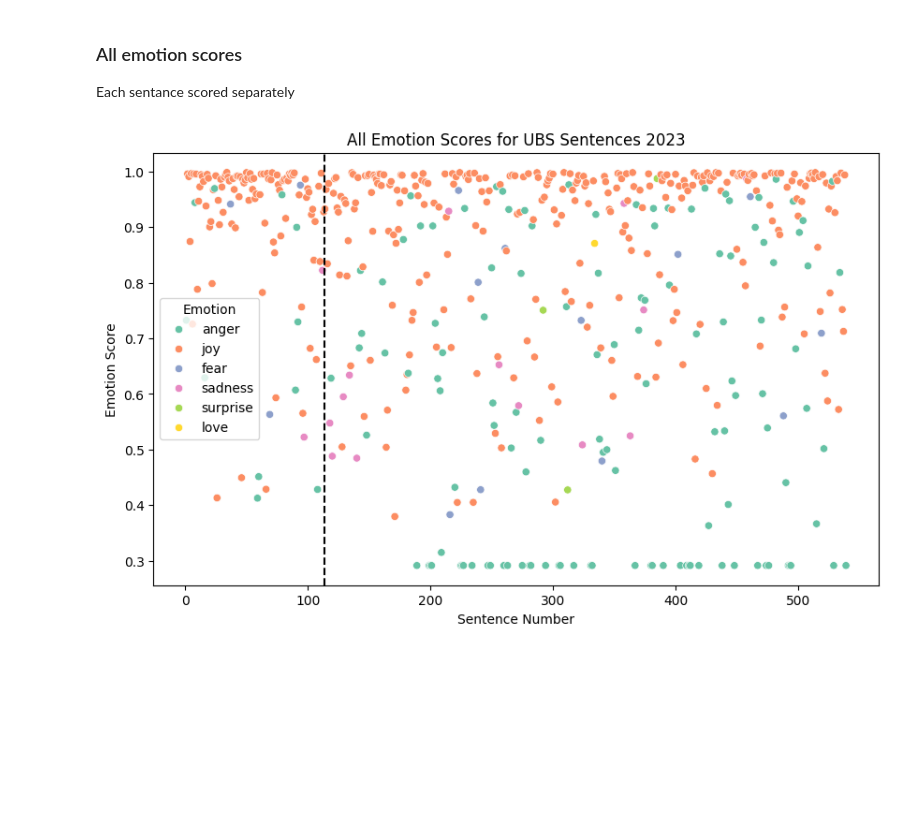
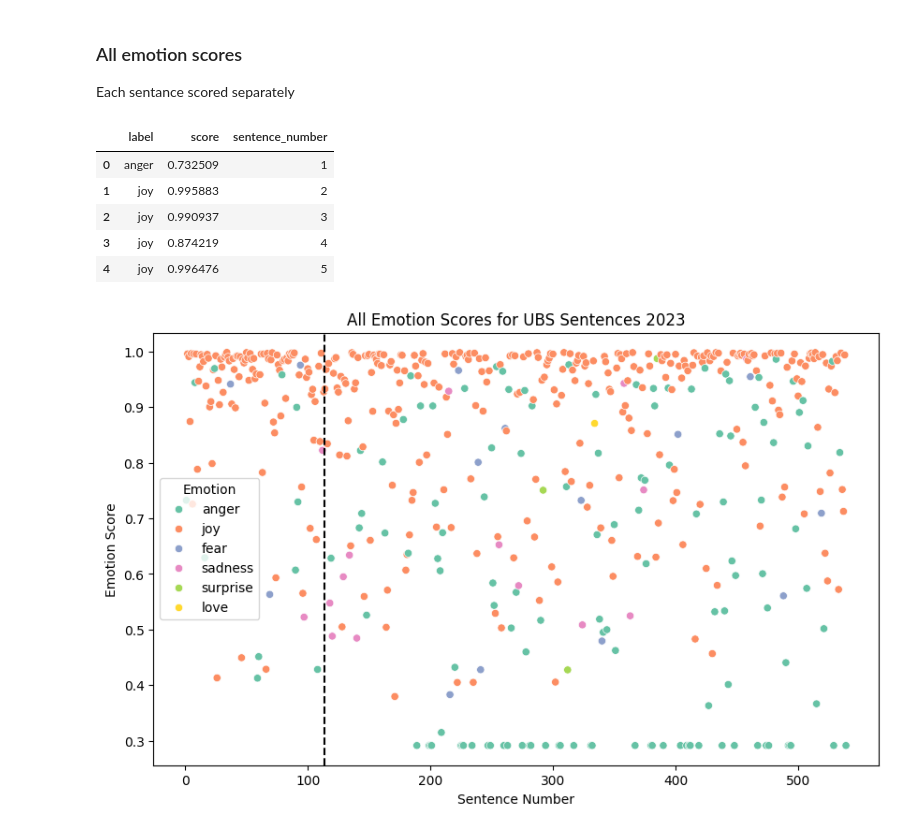
Before and after one commit to maybebool/boe-financial-analysis, a Jupyter notebook: notebooks/rachel/initial_eda.ipynb, the cells around one changed output. Drawn from its saved outputs; the diff is of its cells as text; code cells hidden in the pictures; blank space fills up the shorter version.

```diff
--- a/notebooks/rachel/initial_eda.ipynb
+++ b/notebooks/rachel/initial_eda.ipynb
@@ -469,5 +433,14 @@ import seaborn as sns
 emotions = ubs_emotion_results["label"].unique()
 colors = sns.color_palette("Set2", n_colors=len(emotions))
 emotion_colors = dict(zip(emotions, colors))
+# %%
+ubs_emotion_results.head()
+# %% [output]
+|  | label | score | sentence_number |
+| 0 | anger | 0.732509 | 1 |
+| 1 | joy | 0.995883 | 2 |
+| 2 | joy | 0.990937 | 3 |
+| 3 | joy | 0.874219 | 4 |
+| 4 | joy | 0.996476 | 5 |
 # %%
 # Plot all emotion scores as a scatter plot from ubs_emotion_results
```
Also changed, not shown: parts of 17 cells of this notebook.
